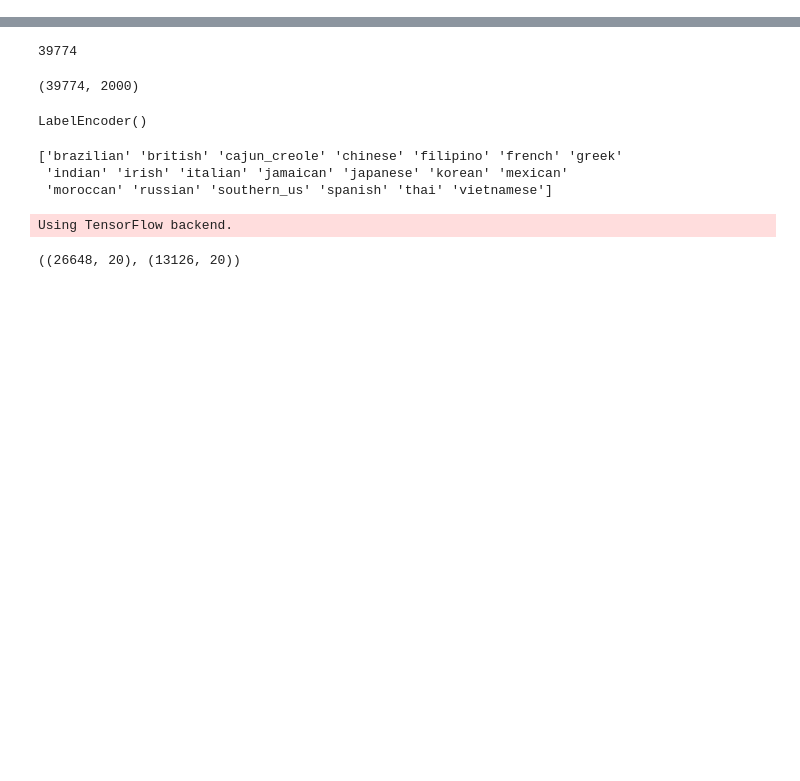
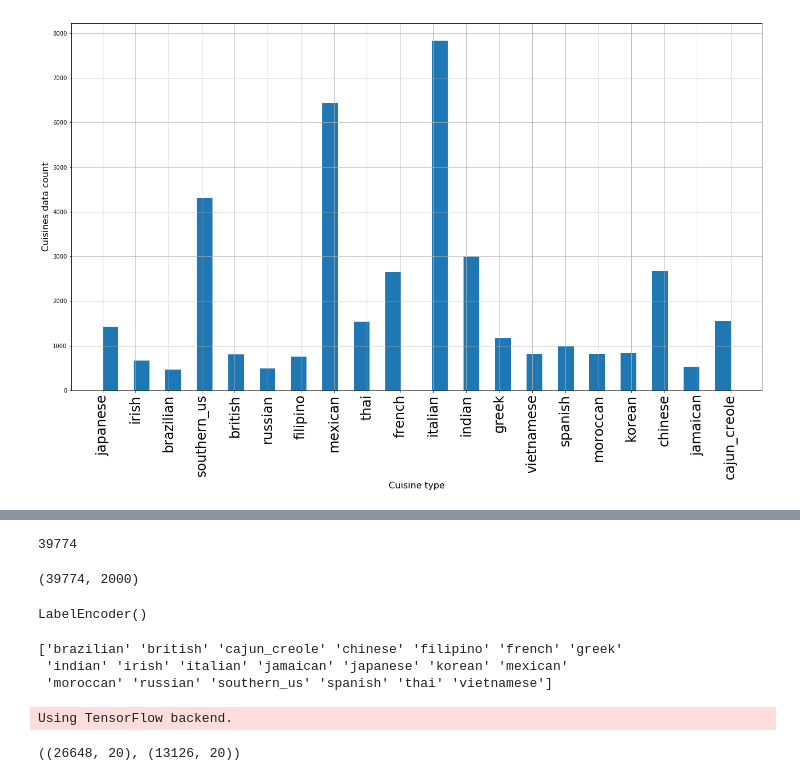
Before and after one commit to KillerPain/Pattern_Recognition_Final_Project, a Jupyter notebook: model.ipynb, the cells around one changed output, grey strips where cells are left out. Drawn from its saved outputs; the diff is of its cells as text; code cells hidden in the pictures; blank space fills up the shorter version.

```diff
--- a/model.ipynb
+++ b/model.ipynb
@@ -1,6 +1,19 @@
 # %%
 import numpy as np
 import pandas as pd
+from functools import reduce
+import matplotlib.pyplot as plt
 
 from sklearn.metrics import accuracy_score, classification_report
 from sklearn.feature_extraction.text import CountVectorizer
+%matplotlib inline
+
+data = pd.read_json('data/train.json', '')
+print('There is ', len(data['id']), ' samples.')
+cuisine_map = list(set(data['cuisine']))
+ingredient_list = data['ingredients']
+print(len(cuisine_map))
+ingredient_map = []
+for ingredients in ingredient_list:
+    ingredient_map += ingredients
+    ingredient_map = list(set(ingredient_map))
@@ -6,0 +45,16 @@ from sklearn.feature_extraction.text import CountVectorizer
+# %%
+plt.figure(figsize=(22, 12))
+
+plt.xlabel("Cuisine type", fontsize=16)
+plt.ylabel("Cuisines data count", fontsize=16)
+cuisine_list = data['cuisine'].map(lambda x: cuisine_map.index(x))
+cuisine_list.hist(bins=40)
+
+x = np.array(range(20))
+my_xticks = cuisine_map
+plt.xticks(x, my_xticks)
+plt.xticks(rotation=90)
+plt.xticks(fontsize=24)
+plt.show()
+# %% [output]
+[figure, added]
```
Also changed, not shown: parts of 12 cells of this notebook.
